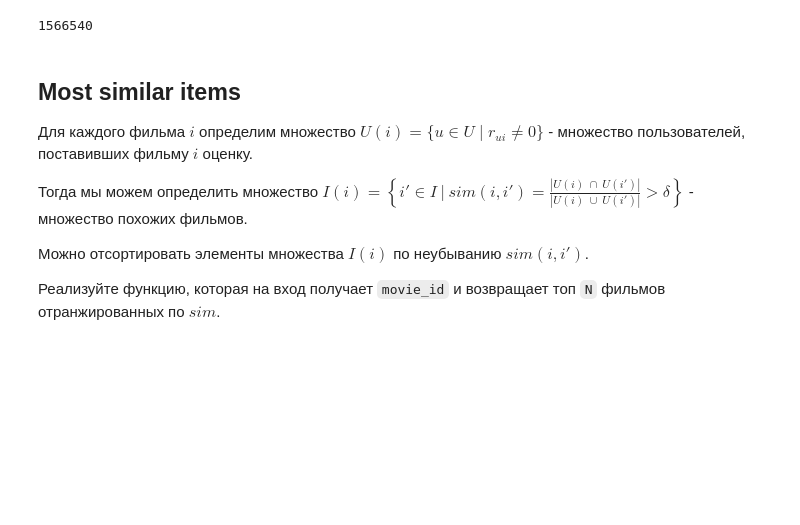
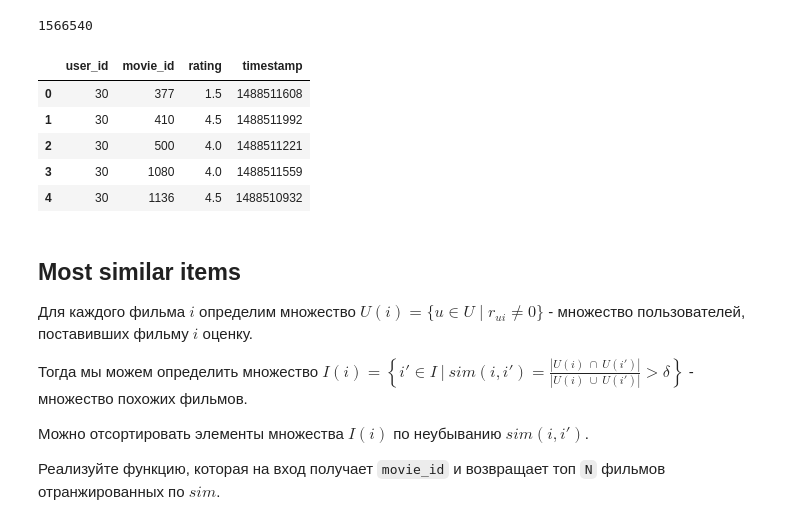
Before and after one commit to maxkvant/MLBD, a Jupyter notebook: spark_sql/notebooks/spark_sql_examples.ipynb, the cells around one changed output. Cells and saved outputs as stored; diff of their text form; code cells hidden in the pictures; blank space fills up the shorter version.

```diff
--- a/spark_sql/notebooks/spark_sql_examples.ipynb
+++ b/spark_sql/notebooks/spark_sql_examples.ipynb
@@ -430,6 +430,15 @@ ratings_df_short.count()
 CPU times: user 9.29 ms, sys: 0 ns, total: 9.29 ms
 Wall time: 3.02 s
 1566540
+# %%
+ratings_df_short.limit(5).toPandas()
+# %% [output]
+|  | user_id | movie_id | rating | timestamp |
+| 0 | 30 | 377 | 1.5 | 1488511608 |
+| 1 | 30 | 410 | 4.5 | 1488511992 |
+| 2 | 30 | 500 | 4.0 | 1488511221 |
+| 3 | 30 | 1080 | 4.0 | 1488511559 |
+| 4 | 30 | 1136 | 4.5 | 1488510932 |
 # %% [markdown]
 ## Most similar items
 
```
Also changed, not shown: parts of 3 cells of this notebook.
